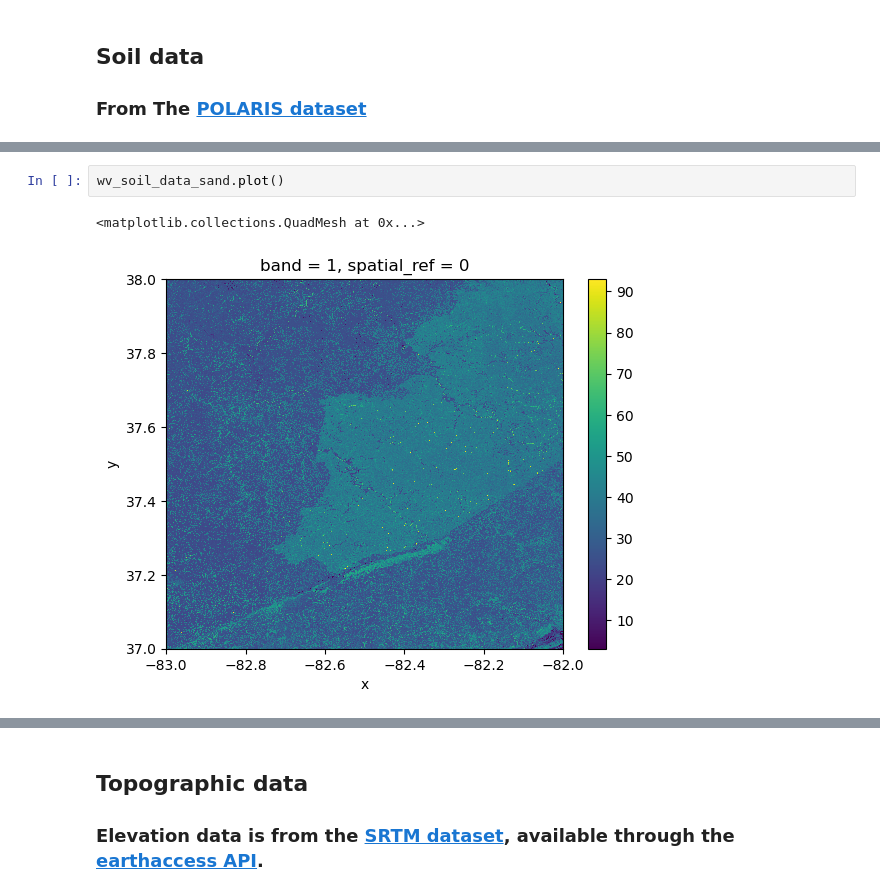
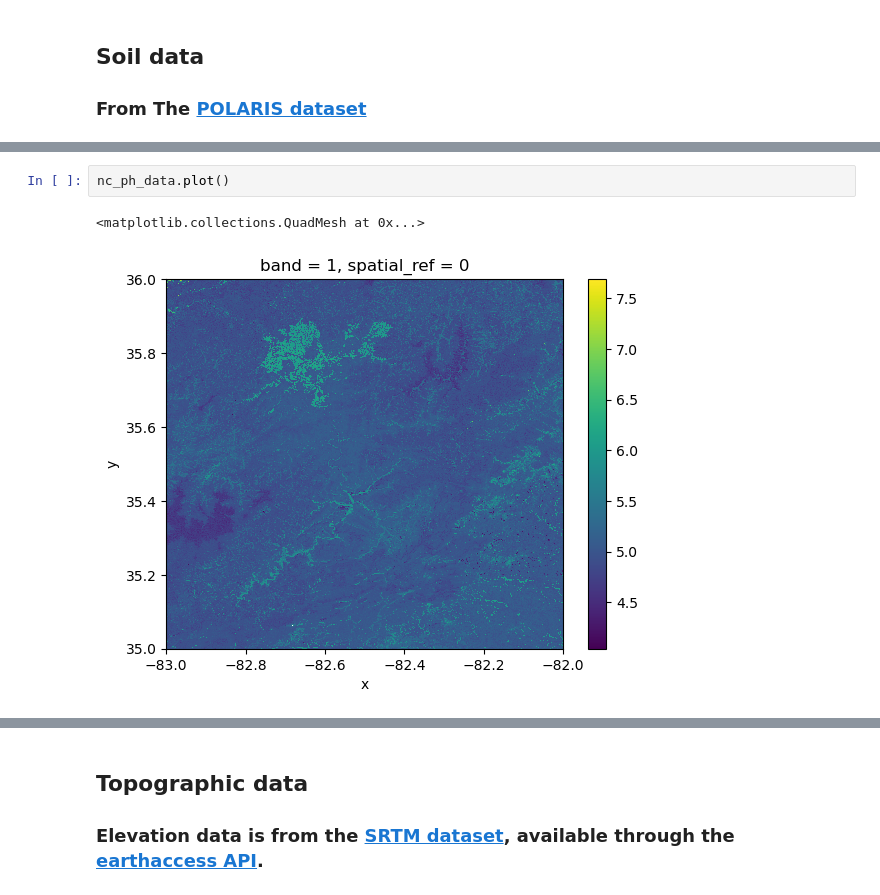
Before and after one commit to earthlab-education/habitat-suitability-BioNCphilic, a Jupyter notebook: climate.ipynb, the cells around one changed output, grey strips where cells are left out. Cells and saved outputs as stored; diff of their text form.

Commit message:
Soil type and pH success

```diff
--- a/climate.ipynb
+++ b/climate.ipynb
@@ -399,5 +406,5 @@ Attributes:
-# %%
-wv_soil_data_sand.plot()
-# %% [output]
-<matplotlib.collections.QuadMesh at 0x...>
-[figure, removed]
+# %%
+nc_ph_data.plot()
+# %% [output]
+<matplotlib.collections.QuadMesh at 0x...>
+[figure, added]
```
Also changed, not shown: parts of 7 cells of this notebook.
